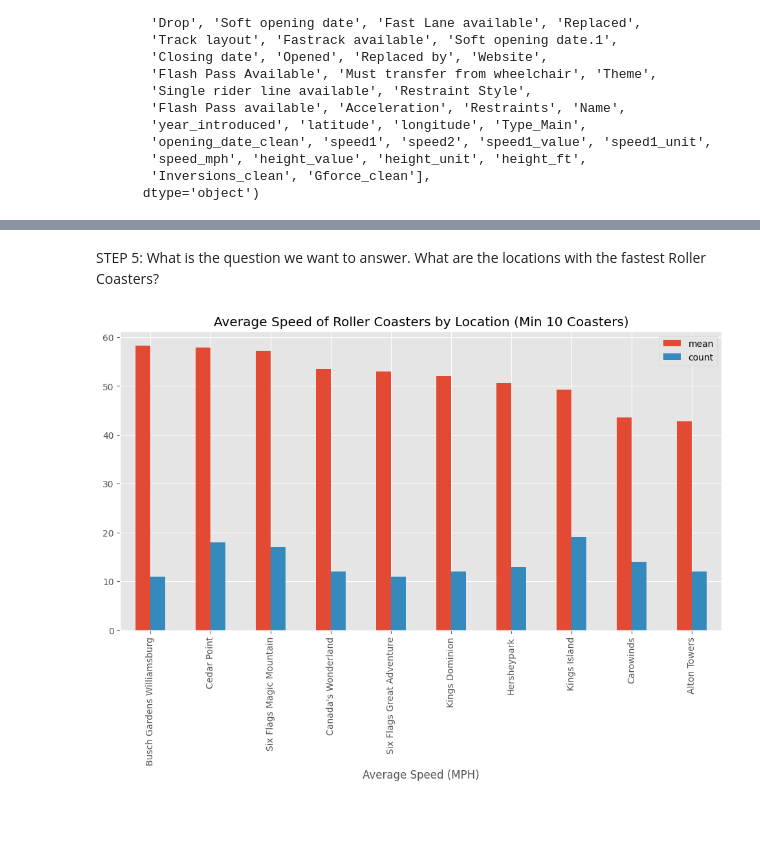
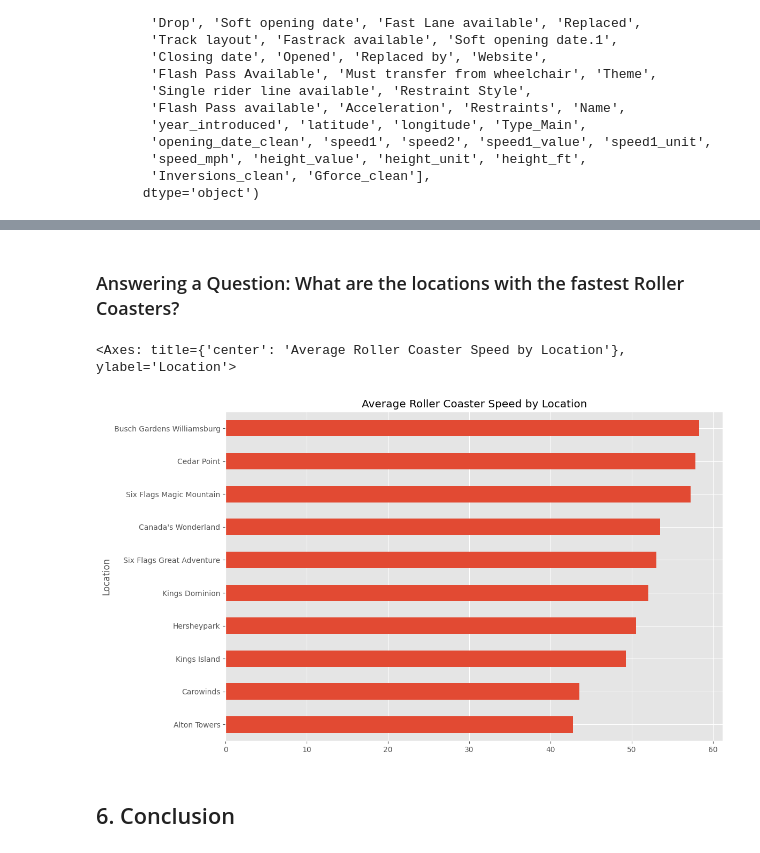
Before and after one commit to flegaspi700/AI-Learning-Journey, a Jupyter notebook: 001_Data_Analysis/EDA_Roller_Coaster.ipynb, the cells around one changed output, grey strips where cells are left out. Saved outputs shown, nothing was run; the diff lists cells and outputs as text; code cells hidden in the pictures; blank space fills up the shorter version.

```diff
--- a/001_Data_Analysis/EDA_Roller_Coaster.ipynb
+++ b/001_Data_Analysis/EDA_Roller_Coaster.ipynb
@@ -194,19 +102,10 @@ memory usage: 119.0+ KB
 # %%
-#rename columns for better readability
-df.rename(columns={
+df = df.rename(columns={
     'coaster_name': 'Coaster_Name',
-    'Location': 'Location',
-    'Status': 'Status',
-    'Opening date': 'Opening_Date',
-    'Manufacturer': 'Manufacturer',
     'year_introduced': 'Year_Introduced',
-    'latitude': 'Latitude',
-    'longitude': 'Longitude',
-    'Type_Main': 'Type_Main',
     'opening_date_clean': 'Opening_Date_Clean',
     'speed_mph': 'Speed_MPH',
     'height_ft': 'Height_FT',
     'Inversions_clean': 'Inversions_Clean',
     'Gforce_clean': 'GForce_Clean'
-}, inplace=True)
-df.columns
+})
@@ -236,0 +133,3 @@ dtype: int64
+# %%
+df['Height_FT'].fillna(df['Height_FT'].median(), inplace=True)
+df.drop(columns=['GForce_Clean'], inplace=True)
@@ -266,3 +149,3 @@ df.shape
 # %%
-#delete duplicates if any and keep latest based on year_introduced
-df = df.loc[~df.duplicated(subset=['Coaster_Name', 'Location', 'Opening_Date'])].reset_index(drop=True).copy()
+# Remove duplicate rows
+df = df.loc[~df.duplicated(subset=['Coaster_Name', 'Location', 'Opening_Date_Clean'])].reset_index(drop=True).copy()
@@ -290,0 +156,2 @@ Name: count, Length: 101, dtype: int64
+# %%
+df['Age'] = pd.to_datetime('today').year - df['Year_Introduced']
@@ -357,18 +199,9 @@ Text(0.5, 1.0, 'Correlation Matrix of Roller Coaster Features')
-# %% [markdown]
-STEP 5: What is the question we want to answer.
-What are the locations with the fastest Roller Coasters?
+# %% [markdown]
+### Answering a Question: What are the locations with the fastest Roller Coasters?
 # %%
-#What are the locations with the fastest Roller Coasters?
-df['Location'].value_counts()
-
-#query where location does not equal "Other"
-df.query('Location != "Other"') \
-    .groupby('Location')['Speed_MPH'] \
-    .agg(['mean', 'count']) \
-    .query('count >= 10') \
-    .sort_values(by='mean', ascending=False) \
-    .plot(kind='bar', title='Average Speed of Roller Coasters by Location (Min 10 Coasters)', figsize=(12,6))
-plt.xlabel('Average Speed (MPH)')
-plt.show()
+df.query('Location != "Other"').groupby('Location')['Speed_MPH'].agg(['mean', 'count']).query('count >= 10').sort_values('mean')['mean'].plot(kind='barh', figsize=(12, 8), title='Average Roller Coaster Speed by Location')
 # %% [output]
+<Axes: title={'center': 'Average Roller Coaster Speed by Location'}, ylabel='Location'>
-[figure, old version]
+[figure, new version]
+# %% [markdown]
+## 6. Conclusion
```
Also changed, not shown: parts of 50 cells of this notebook, 2 other files.
